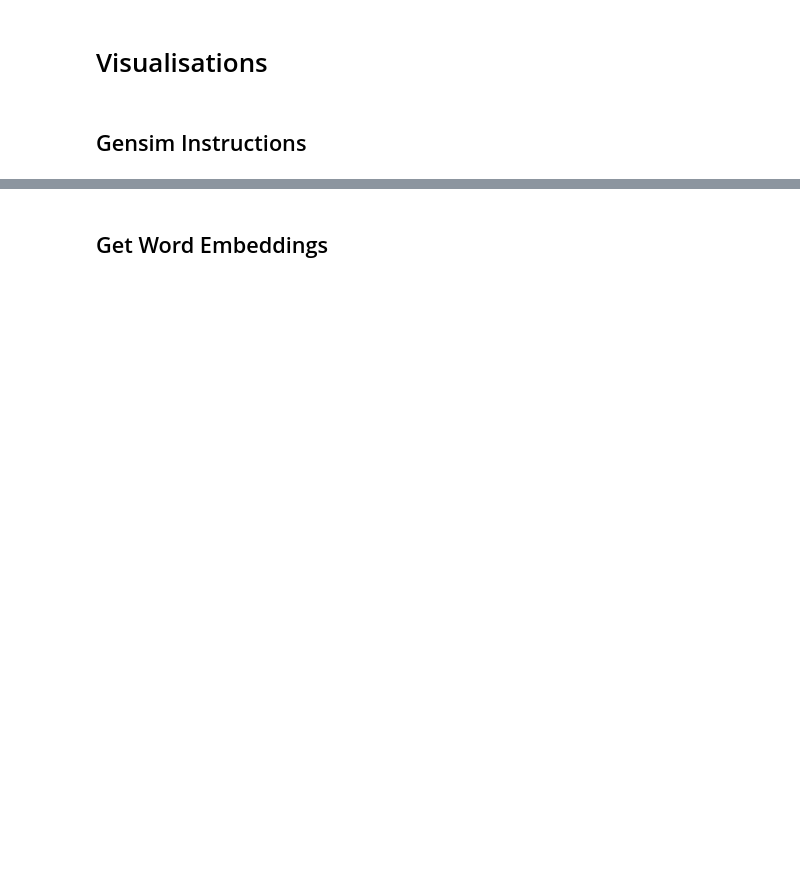
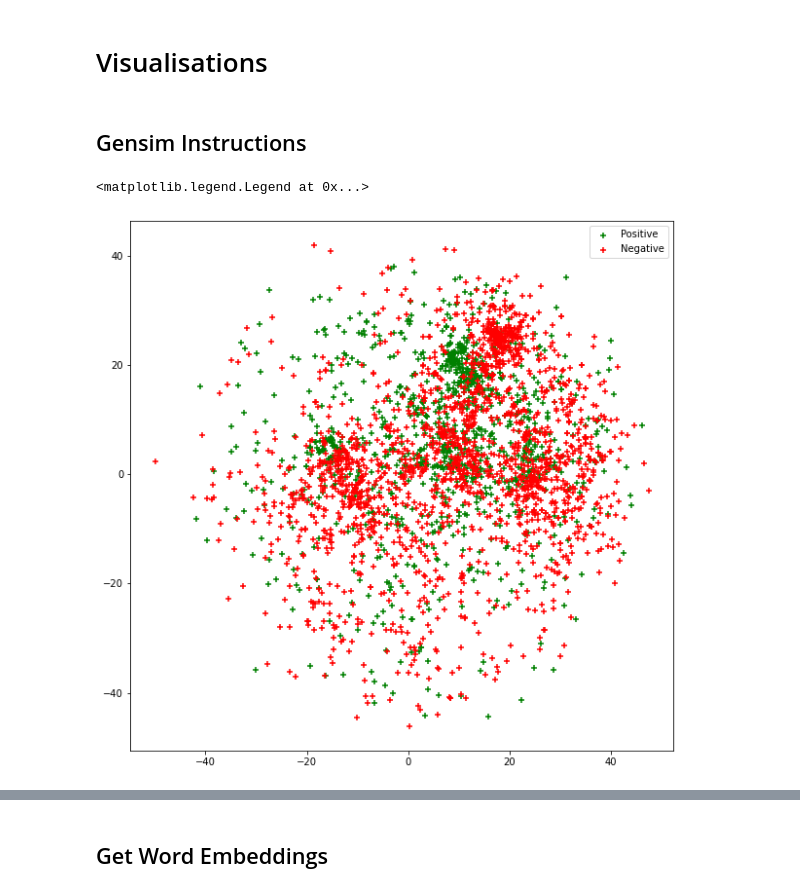
Before and after one commit to thatscotdatasci/MLMI13, a Jupyter notebook: run_doc2vec.ipynb, the cells around one changed output, grey strips where cells are left out. Drawn from its saved outputs; the diff is of its cells as text; code cells hidden in the pictures; blank space fills up the shorter version.

Commit message:
Latest doc2vec visualisations

```diff
--- a/run_doc2vec.ipynb
+++ b/run_doc2vec.ipynb
@@ -250,0 +372,12 @@ wiki_sg
+# %%
+# General positive and negative indices
+pos_inds = np.where(np.isin(labels,lexicon_pos_words))
+neg_inds = np.where(np.isin(labels,lexicon_neg_words))
+
+# Weakly positive and negative words
+good_inds = np.where(np.isin(labels, good_words))[0]
+bad_inds = np.where(np.isin(labels, bad_words))[0]
+
+# Strongly positive and negative words
+wonderful_inds = np.where(np.isin(labels, wonderful_words))[0]
+awful_inds = np.where(np.isin(labels, awful_words))[0]
@@ -253,23 +395,25 @@ wiki_sg
 # %% [markdown]
 ## Gensim Instructions
 # %%
-# def reduce_dimensions(model):
-#     num_dimensions = 2  # final num dimensions (2D, 3D, etc)
+def reduce_dimensions(model):
+    num_dimensions = 2  # final num dimensions (2D, 3D, etc)
 
-#     # extract the words & their vectors, as numpy arrays
-#     vectors = np.asarray(model.wv.vectors)
-#     labels = np.asarray(model.wv.index_to_key)  # fixed-width numpy strings
+    # extract the words & their vectors, as numpy arrays
+    vectors = np.asarray(model.wv.vectors)
+    labels = np.asarray(model.wv.index_to_key)  # fixed-width numpy strings
 
-#     # reduce using t-SNE
-#     tsne = TSNE(n_components=num_dimensions, random_state=0)
-#     vectors = tsne.fit_transform(vectors)
+    # reduce using t-SNE
+    tsne = TSNE(n_components=num_dimensions, random_state=0)
+    vectors = tsne.fit_transform(vectors)
 
-#     x_vals = [v[0] for v in vectors]
-#     y_vals = [v[1] for v in vectors]
-#     return x_vals, y_vals, labels
+    x_vals = [v[0] for v in vectors]
+    y_vals = [v[1] for v in vectors]
+    return x_vals, y_vals, labels
 
 
-# x_vals, y_vals, labels = reduce_dimensions(gensim_sklearn.pipeline.named_steps['doc2vec'].model)
+x_vals, y_vals, labels = reduce_dimensions(gensim_sklearn.pipeline.named_steps['doc2vec'].model)
+x_vals = np.array(x_vals)
+y_vals = np.array(y_vals)
 # %%
 def plot_with_plotly(x_vals, y_vals, labels, plot_in_notebook=True):
     from plotly.offline import init_notebook_mode, iplot, plot
@@ -307,0 +452,8 @@ plot_with_matplotlib(x_vals, y_vals, labels)
+# %%
+fig, ax = plt.subplots(1, figsize=(10,10))
+plt.scatter(x_vals[pos_inds], y_vals[pos_inds], marker='+', c='g', label='Positive')
+plt.scatter(x_vals[neg_inds], y_vals[neg_inds], marker='+', c='r', label='Negative')
+plt.legend()
+# %% [output]
+<matplotlib.legend.Legend at 0x...>
+[figure, added]
```
Also changed, not shown: parts of 68 cells of this notebook.
